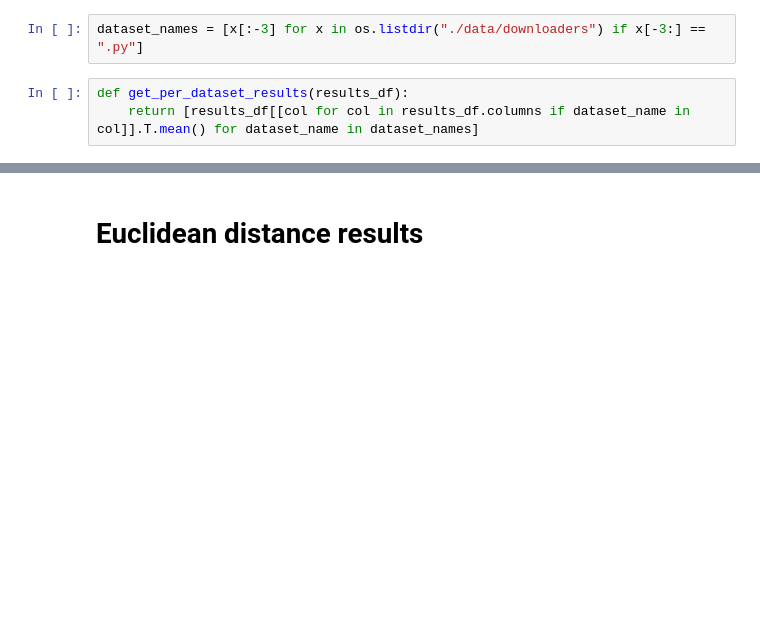
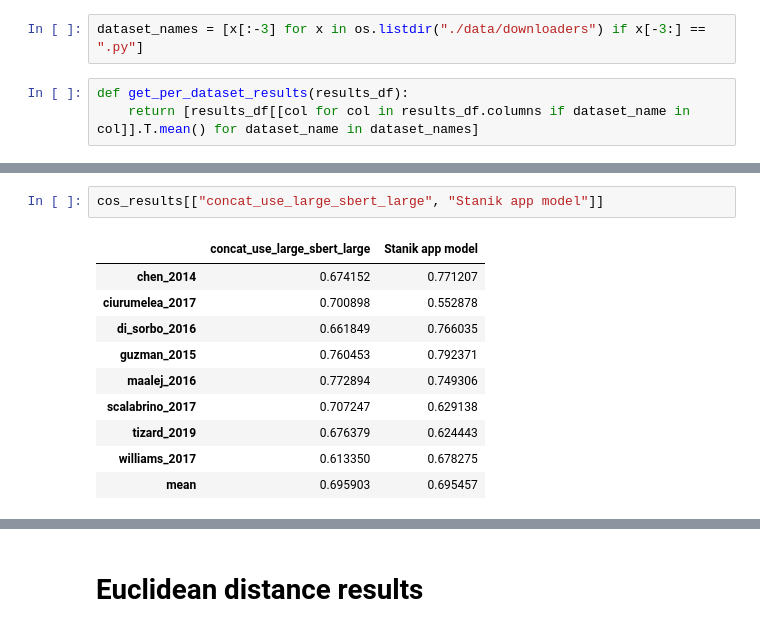
Before and after one commit to Peter-Devine/feedback_embedding_comparison, a Jupyter notebook: per_dataset_analysis.ipynb, the cells around one changed output, grey strips where cells are left out. Saved outputs shown, nothing was run; the diff lists cells and outputs as text; blank space fills up the shorter version.

```diff
--- a/per_dataset_analysis.ipynb
+++ b/per_dataset_analysis.ipynb
@@ -14,0 +90,13 @@ def get_per_dataset_results(results_df):
+# %%
+cos_results[["concat_use_large_sbert_large", "Stanik app model"]]
+# %% [output]
+|  | concat_use_large_sbert_large | Stanik app model |
+| chen_2014 | 0.674152 | 0.771207 |
+| ciurumelea_2017 | 0.700898 | 0.552878 |
+| di_sorbo_2016 | 0.661849 | 0.766035 |
+| guzman_2015 | 0.760453 | 0.792371 |
+| maalej_2016 | 0.772894 | 0.749306 |
+| scalabrino_2017 | 0.707247 | 0.629138 |
+| tizard_2019 | 0.676379 | 0.624443 |
+| williams_2017 | 0.613350 | 0.678275 |
+| mean | 0.695903 | 0.695457 |
```
Also changed, not shown: parts of 18 cells of this notebook, 1 other file.
